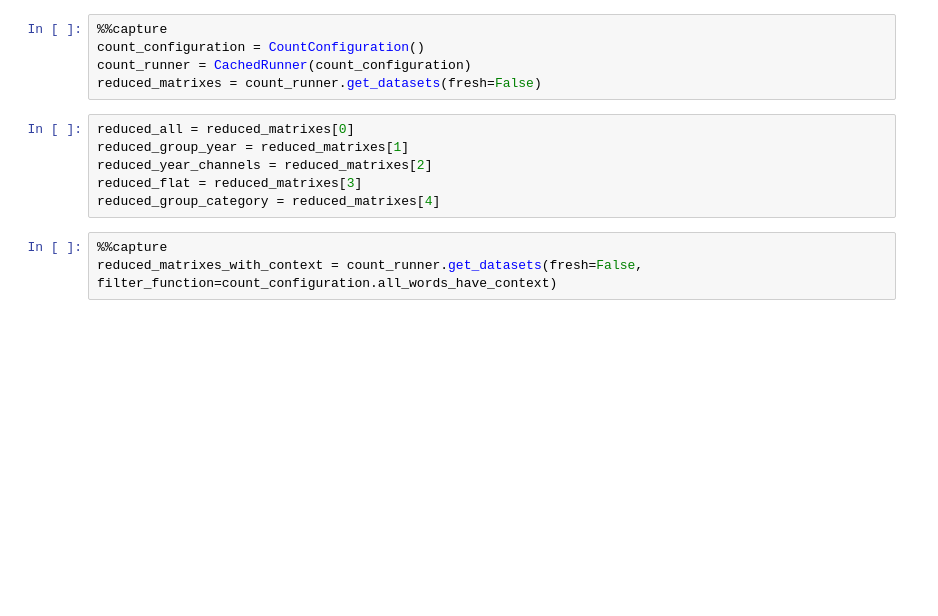
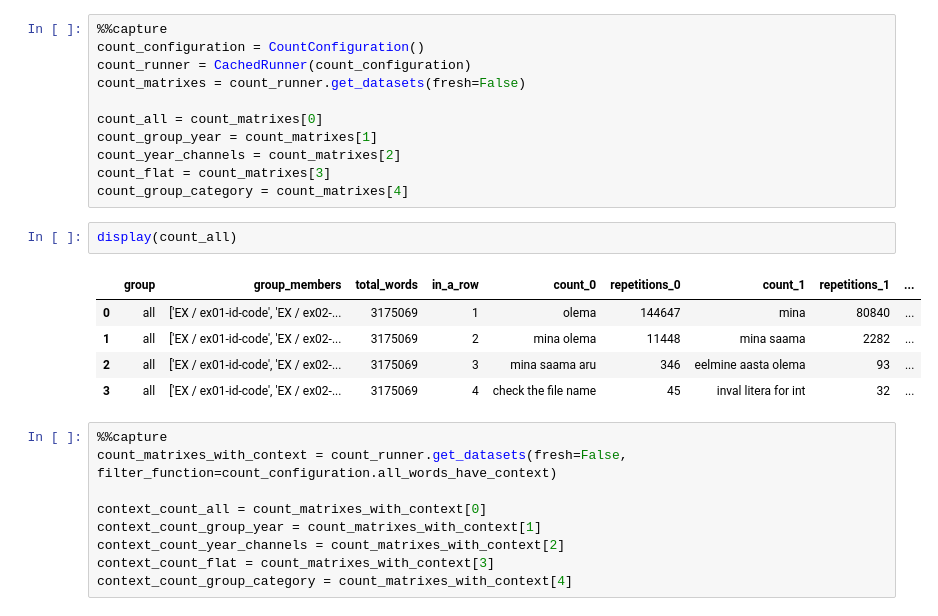
Before and after one commit to TalTech-Analytics/discord-data-aggregator, a Jupyter notebook: notebook/discord_text_analyzer.ipynb, the cells around one changed output. Saved outputs shown, nothing was run; the diff lists cells and outputs as text; blank space fills up the shorter version.

```diff
--- a/notebook/discord_text_analyzer.ipynb
+++ b/notebook/discord_text_analyzer.ipynb
@@ -12,13 +10,27 @@ The autoreload extension is already loaded. To reload it, use:
 %%capture
 count_configuration = CountConfiguration()
 count_runner = CachedRunner(count_configuration)
-reduced_matrixes = count_runner.get_datasets(fresh=False)
+count_matrixes = count_runner.get_datasets(fresh=False)
+
+count_all = count_matrixes[0]
+count_group_year = count_matrixes[1]
+count_year_channels = count_matrixes[2]
+count_flat = count_matrixes[3]
+count_group_category = count_matrixes[4]
-# %%
-reduced_all = reduced_matrixes[0]
-reduced_group_year = reduced_matrixes[1]
-reduced_year_channels = reduced_matrixes[2]
-reduced_flat = reduced_matrixes[3]
-reduced_group_category = reduced_matrixes[4]
+# %%
+display(count_all)
+# %% [output]
+|  | group | group_members | total_words | in_a_row | count_0 | repetitions_0 | count_1 | repetitions_1 | ... |
+| 0 | all | ['EX / ex01-id-code', 'EX / ex02-... | 3175069 | 1 | olema | 144647 | mina | 80840 | ... |
+| 1 | all | ['EX / ex01-id-code', 'EX / ex02-... | 3175069 | 2 | mina olema | 11448 | mina saama | 2282 | ... |
+| 2 | all | ['EX / ex01-id-code', 'EX / ex02-... | 3175069 | 3 | mina saama aru | 346 | eelmine aasta olema | 93 | ... |
+| 3 | all | ['EX / ex01-id-code', 'EX / ex02-... | 3175069 | 4 | check the file name | 45 | inval litera for int | 32 | ... |
 # %%
 %%capture
-reduced_matrixes_with_context = count_runner.get_datasets(fresh=False, filter_function=count_configuration.all_words_have_context)
+count_matrixes_with_context = count_runner.get_datasets(fresh=False, filter_function=count_configuration.all_words_have_context)
+
+context_count_all = count_matrixes_with_context[0]
+context_count_group_year = count_matrixes_with_context[1]
+context_count_year_channels = count_matrixes_with_context[2]
+context_count_flat = count_matrixes_with_context[3]
+context_count_group_category = count_matrixes_with_context[4]
```
Also changed, not shown: parts of 8 cells of this notebook, 3 other files.
